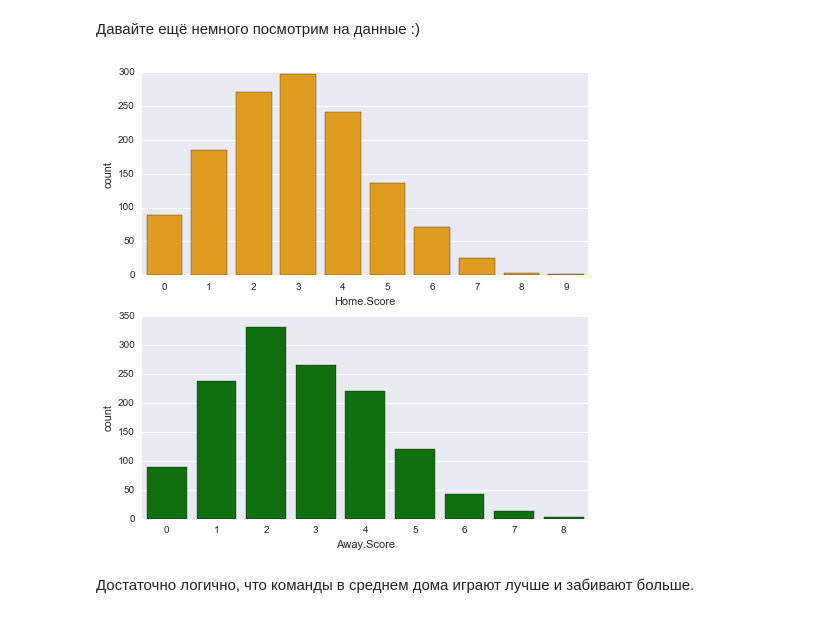
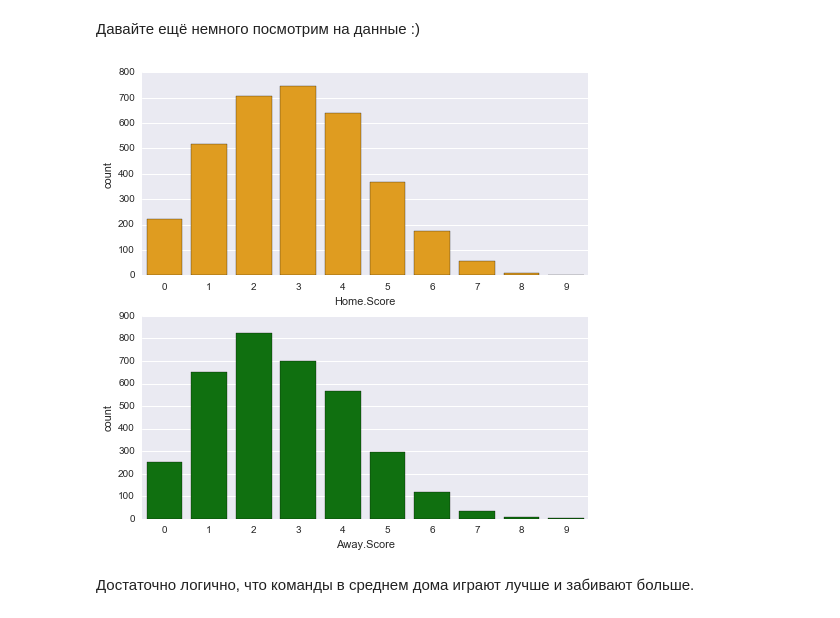
Before and after one commit to rtriangle/ICEBERG-test, a Jupyter notebook: ICEBERG-task1.ipynb, the cells around one changed output. Saved outputs shown, nothing was run; the diff lists cells and outputs as text; code cells hidden in the pictures.

```diff
--- a/ICEBERG-task1.ipynb
+++ b/ICEBERG-task1.ipynb
@@ -207,5 +261,5 @@ data2013_2014_useful.shape
 # %% [markdown]
 Я заметил, что есть nan в Game.ID, тяжело будет работать с такими данными, удалим их
 # %%
-data2013_2014_useful = data2013_2014_useful[np.isfinite(data2013_2014_useful["Game.ID"])]
+data_all_years_useful = data_all_years_useful[np.isfinite(data_all_years_useful["Game.ID"])]
 # %%
@@ -234,14 +288,14 @@ game_ids = data2013_2014_useful.groupby(['Game.ID']).groups.keys()
 game_ids.sort()
 # %%
-data2013_2014_useful['Away.Team.Strength'] = data2013_2014_useful['Away.Team.Strength'].astype('float64')
-data2013_2014_useful['Home.Team.Strength'] = data2013_2014_useful['Home.Team.Strength'].astype('float64')
+data_all_years_useful['Away.Team.Strength'] = data_all_years_useful['Away.Team.Strength'].astype('float64')
+data_all_years_useful['Home.Team.Strength'] = data_all_years_useful['Home.Team.Strength'].astype('float64')
 # %%
-data2013_2014_useful_grouped_Games = data2013_2014_useful.groupby(['Game.ID']).max()
-data2013_2014_useful_grouped_Games_sum = data2013_2014_useful.groupby(['Game.ID']).sum()
-data2013_2014_useful_grouped_Games_mean = data2013_2014_useful.groupby(['Game.ID']).mean()
+data_all_years_useful_grouped_Games = data_all_years_useful.groupby(['Game.ID']).max()
+data_all_years_useful_grouped_Games_sum = data_all_years_useful.groupby(['Game.ID']).sum()
+data_all_years_useful_grouped_Games_mean = data_all_years_useful.groupby(['Game.ID']).mean()
 # %%
-data2013_2014_useful_grouped_Games["Away.Penalty"] = data2013_2014_useful_grouped_Games_sum["Away.Penalty"]
-data2013_2014_useful_grouped_Games["Home.Penalty"] = data2013_2014_useful_grouped_Games_sum["Home.Penalty"]
-data2013_2014_useful_grouped_Games["Home.Team.Strength"] = data2013_2014_useful_grouped_Games_mean["Home.Team.Strength"]
-data2013_2014_useful_grouped_Games["Away.Team.Strength"] = data2013_2014_useful_grouped_Games_mean["Away.Team.Strength"]
+data_all_years_useful_grouped_Games["Away.Penalty"] = data_all_years_useful_grouped_Games_sum["Away.Penalty"]
+data_all_years_useful_grouped_Games["Home.Penalty"] = data_all_years_useful_grouped_Games_sum["Home.Penalty"]
+data_all_years_useful_grouped_Games["Home.Team.Strength"] = data_all_years_useful_grouped_Games_mean["Home.Team.Strength"]
+data_all_years_useful_grouped_Games["Away.Team.Strength"] = data_all_years_useful_grouped_Games_mean["Away.Team.Strength"]
 # %%
@@ -269,12 +323,12 @@ plt.show()
 # %%
 f, (ax1, ax2) = plt.subplots(2)
 f.set_figheight(8)
 f.set_figwidth(8)
-sb.countplot(data2013_2014_useful_grouped_Games["Home.Score"], ax=ax1, color="orange")
-sb.countplot(data2013_2014_useful_grouped_Games["Away.Score"], ax=ax2, color="green")
+sb.countplot(data_all_years_useful_grouped_Games["Home.Score"], ax=ax1, color="orange")
+sb.countplot(data_all_years_useful_grouped_Games["Away.Score"], ax=ax2, color="green")
 plt.show()
 # %% [output]
-[figure, old version]
+[figure, new version]
 # %% [markdown]
 Достаточно логично, что команды в среднем дома играют лучше и забивают больше.
 # %% [markdown]
```
Also changed, not shown: parts of 62 cells of this notebook.
